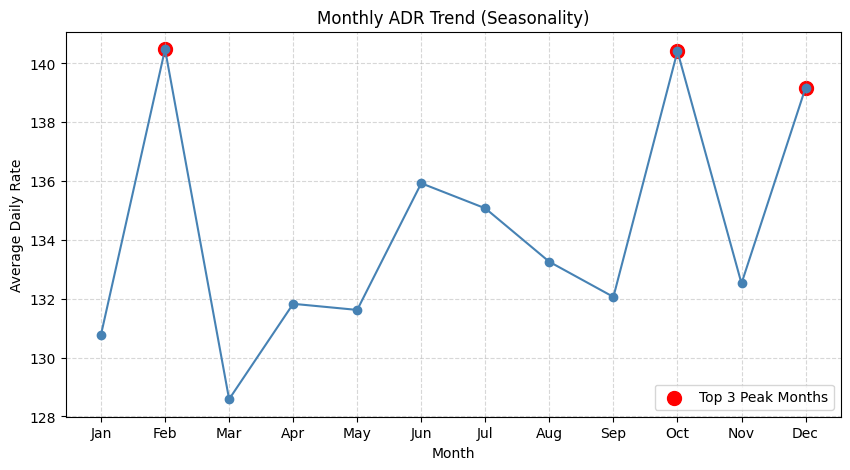
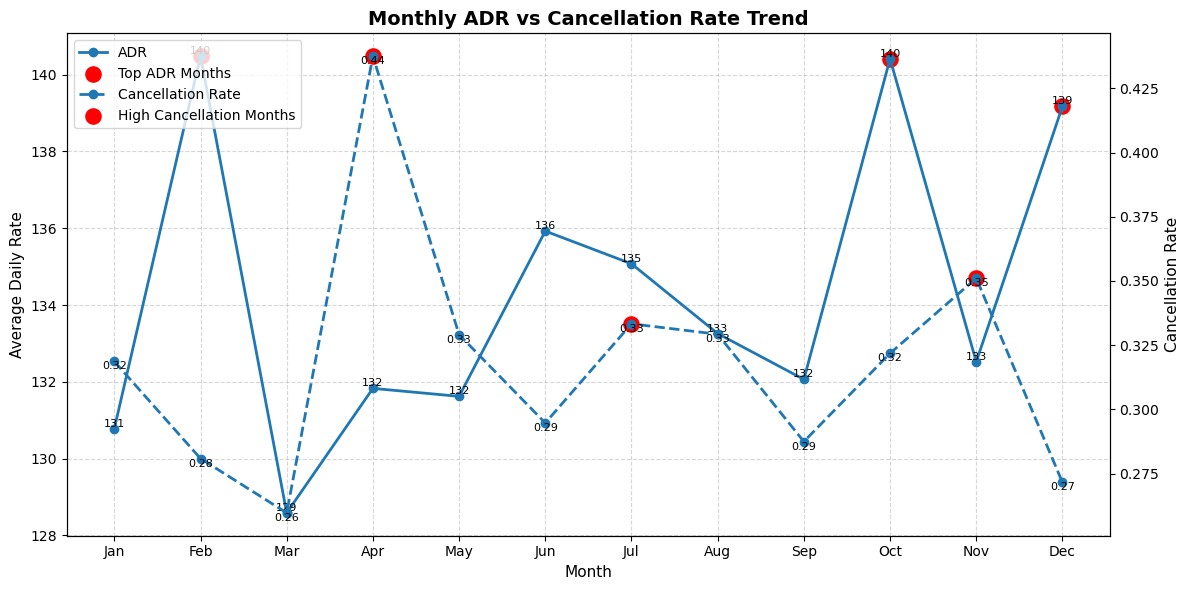
Unified diff of the notebook cell whose output changed from the first chart to the second:
--- before
+++ after
@@ -1,15 +1,34 @@
-# Monthly ADR Trend 
-plt.figure(figsize=(10,5))
+#ADR vs cancellation rate
+df['Month'] = pd.to_datetime(df['Arrival Date']).dt.strftime('%b')
 month_order = ['Jan','Feb','Mar','Apr','May','Jun','Jul','Aug','Sep','Oct','Nov','Dec']
 monthly_adr = df.groupby('Month')['Average Daily Rate'].mean().reindex(month_order)
-# Line plot
-plt.plot(monthly_adr.index, monthly_adr.values, marker='o', color='steelblue')
-plt.title("Monthly ADR Trend (Seasonality)")
-plt.xlabel("Month")
-plt.ylabel("Average Daily Rate")
-plt.grid(True, linestyle='--', alpha=0.5)
-# Highlight Top 3 peak months
-top3 = monthly_adr.sort_values(ascending=False).head(3)
-plt.scatter(top3.index, top3.values, color='red', s=100, label='Top 3 Peak Months')
-plt.legend()
+monthly_cancel = df.groupby('Month')['Booking Status'].mean().reindex(month_order)
+fig, ax1 = plt.subplots(figsize=(12,6))
+ax1.plot(monthly_adr.index, monthly_adr.values, marker='o', linewidth=2,  label='ADR')
+ax1.set_xlabel("Month",fontsize=11)
+ax1.set_ylabel("Average Daily Rate",fontsize=11)
+ax1.set_title("Monthly ADR vs Cancellation Rate Trend", fontsize=14, fontweight='bold')
+ax1.grid(True, linestyle='--', alpha=0.5)
+top3_adr = monthly_adr.sort_values(ascending=False).head(3)
+ax1.scatter(top3_adr.index, top3_adr.values, color='red', s=120, label='Top ADR Months')
+ax2 = ax1.twinx()
+ax2.plot(monthly_cancel.index, monthly_cancel.values, marker='o', linestyle='--', linewidth=2,  label='Cancellation Rate')
+ax2.set_ylabel("Cancellation Rate", fontsize=11)
+top3_cancel = monthly_cancel.sort_values(ascending=False).head(3)
+ax2.scatter(top3_cancel.index, top3_cancel.values, color='red', s=120, label='High Cancellation Months')
+for i, v in enumerate(monthly_adr):
+    if not pd.isna(v):
+        ax1.text(i, v, f'{v:.0f}', ha='center', va='bottom', fontsize=8)
+
+for i, v in enumerate(monthly_cancel):
+    if not pd.isna(v):
+        ax2.text(i, v, f'{v:.2f}', ha='center', va='top', fontsize=8)
+lines_1, labels_1 = ax1.get_legend_handles_labels()
+lines_2, labels_2 = ax2.get_legend_handles_labels()
+ax1.legend(lines_1 + lines_2, labels_1 + labels_2, loc='upper left')
+
+plt.tight_layout()
 plt.show()
+
+
+

Commit: monthly ADR vs cancellation rate